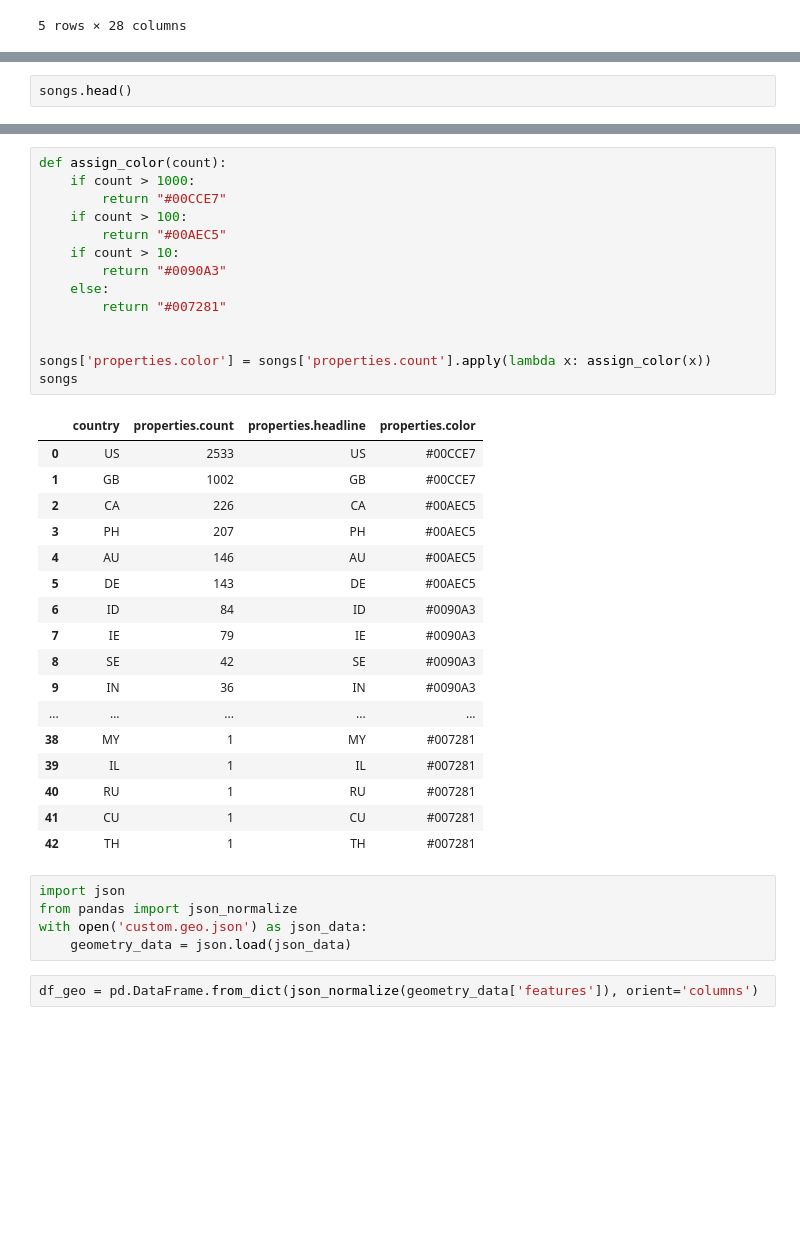
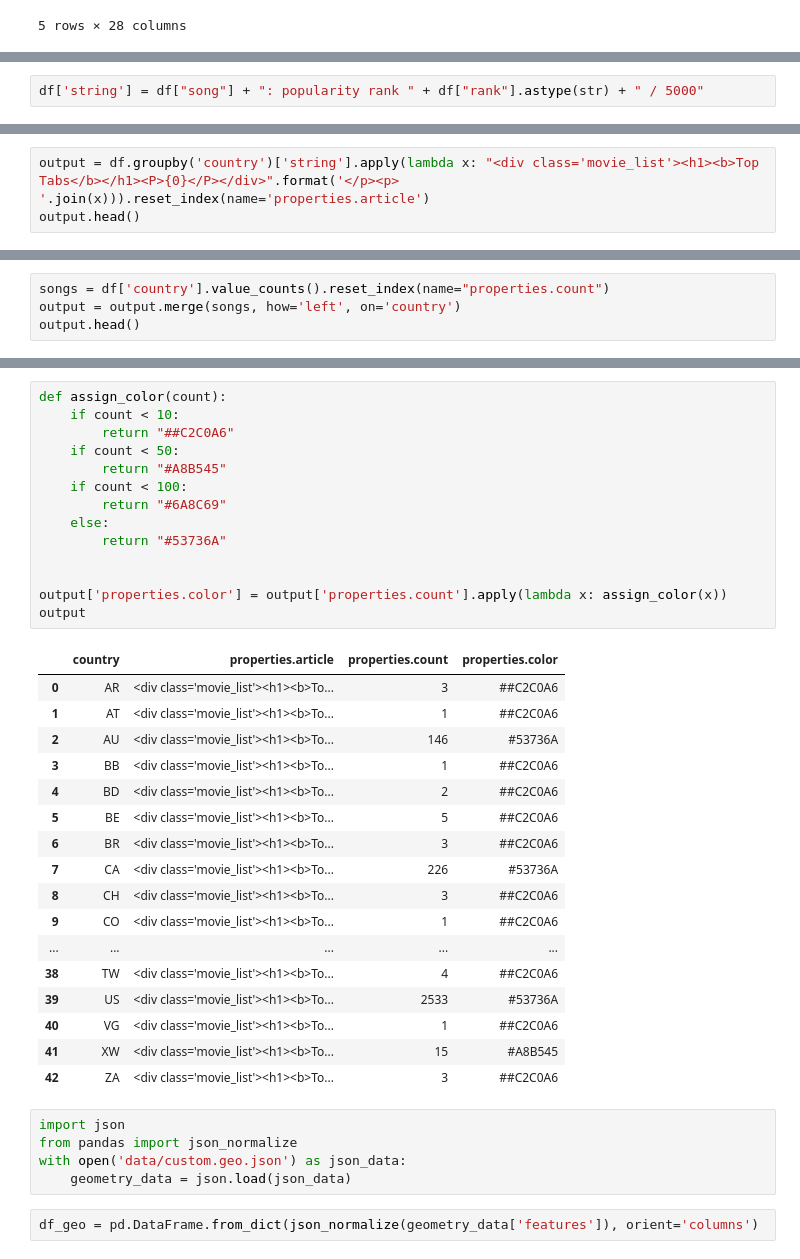
Before and after one commit to cj-robinson/ultimate-guitar-popular-tabs, a Jupyter notebook: 5_map_graphs.ipynb, the cells around one changed output, grey strips where cells are left out. Cells and saved outputs as stored; diff of their text form; blank space fills up the shorter version.

```diff
--- a/5_map_graphs.ipynb
+++ b/5_map_graphs.ipynb
@@ -46,2 +35,2 @@ songs = df['country'].value_counts().reset_index(name="properties.count")
 # %%
-songs.head()
+df['string'] = df["song"] + ": popularity rank " + df["rank"].astype(str) + " / 5000"
@@ -56,0 +37,3 @@ songs['properties.headline'] = songs['country']
+# %%
+output = df.groupby('country')['string'].apply(lambda x: "<div class='movie_list'><h1><b>Top Tabs</b></h1><P>{0}</P></div>".format('</p><p> '.join(x))).reset_index(name='properties.article')
+output.head()
@@ -56,0 +47,4 @@ songs['properties.headline'] = songs['country']
+# %%
+songs = df['country'].value_counts().reset_index(name="properties.count")
+output = output.merge(songs, how='left', on='country')
+output.head()
@@ -57,39 +58,39 @@ songs['properties.headline'] = songs['country']
 # %%
 def assign_color(count):
-    if count > 1000:
-        return "#00CCE7"
-    if count > 100:
-        return "#00AEC5"
-    if count > 10:
-        return "#0090A3"
+    if count < 10:
+        return "##C2C0A6"
+    if count < 50:
+        return "#A8B545"
+    if count < 100:
+        return "#6A8C69"
     else:
-        return "#007281"
+        return "#53736A"
 
 
-songs['properties.color'] = songs['properties.count'].apply(lambda x: assign_color(x))
-songs
+output['properties.color'] = output['properties.count'].apply(lambda x: assign_color(x))
+output
 # %% [output]
-|  | country | properties.count | properties.headline | properties.color |
-| 0 | US | 2533 | US | #00CCE7 |
-| 1 | GB | 1002 | GB | #00CCE7 |
-| 2 | CA | 226 | CA | #00AEC5 |
-| 3 | PH | 207 | PH | #00AEC5 |
-| 4 | AU | 146 | AU | #00AEC5 |
-| 5 | DE | 143 | DE | #00AEC5 |
-| 6 | ID | 84 | ID | #0090A3 |
-| 7 | IE | 79 | IE | #0090A3 |
-| 8 | SE | 42 | SE | #0090A3 |
-| 9 | IN | 36 | IN | #0090A3 |
+|  | country | properties.article | properties.count | properties.color |
+| 0 | AR | <div class='movie_list'><h1><b>To... | 3 | ##C2C0A6 |
+| 1 | AT | <div class='movie_list'><h1><b>To... | 1 | ##C2C0A6 |
+| 2 | AU | <div class='movie_list'><h1><b>To... | 146 | #53736A |
+| 3 | BB | <div class='movie_list'><h1><b>To... | 1 | ##C2C0A6 |
+| 4 | BD | <div class='movie_list'><h1><b>To... | 2 | ##C2C0A6 |
+| 5 | BE | <div class='movie_list'><h1><b>To... | 5 | ##C2C0A6 |
+| 6 | BR | <div class='movie_list'><h1><b>To... | 3 | ##C2C0A6 |
+| 7 | CA | <div class='movie_list'><h1><b>To... | 226 | #53736A |
+| 8 | CH | <div class='movie_list'><h1><b>To... | 3 | ##C2C0A6 |
+| 9 | CO | <div class='movie_list'><h1><b>To... | 1 | ##C2C0A6 |
 | ... | ... | ... | ... | ... |
-| 38 | MY | 1 | MY | #007281 |
-| 39 | IL | 1 | IL | #007281 |
-| 40 | RU | 1 | RU | #007281 |
-| 41 | CU | 1 | CU | #007281 |
-| 42 | TH | 1 | TH | #007281 |
+| 38 | TW | <div class='movie_list'><h1><b>To... | 4 | ##C2C0A6 |
+| 39 | US | <div class='movie_list'><h1><b>To... | 2533 | #53736A |
+| 40 | VG | <div class='movie_list'><h1><b>To... | 1 | ##C2C0A6 |
+| 41 | XW | <div class='movie_list'><h1><b>To... | 15 | #A8B545 |
+| 42 | ZA | <div class='movie_list'><h1><b>To... | 3 | ##C2C0A6 |
 # %%
 import json
 from pandas import json_normalize
-with open('custom.geo.json') as json_data:
+with open('data/custom.geo.json') as json_data:
     geometry_data = json.load(json_data)
 # %%
 df_geo = pd.DataFrame.from_dict(json_normalize(geometry_data['features']), orient='columns')
```
Also changed, not shown: parts of 9 cells of this notebook, 2 other files.
